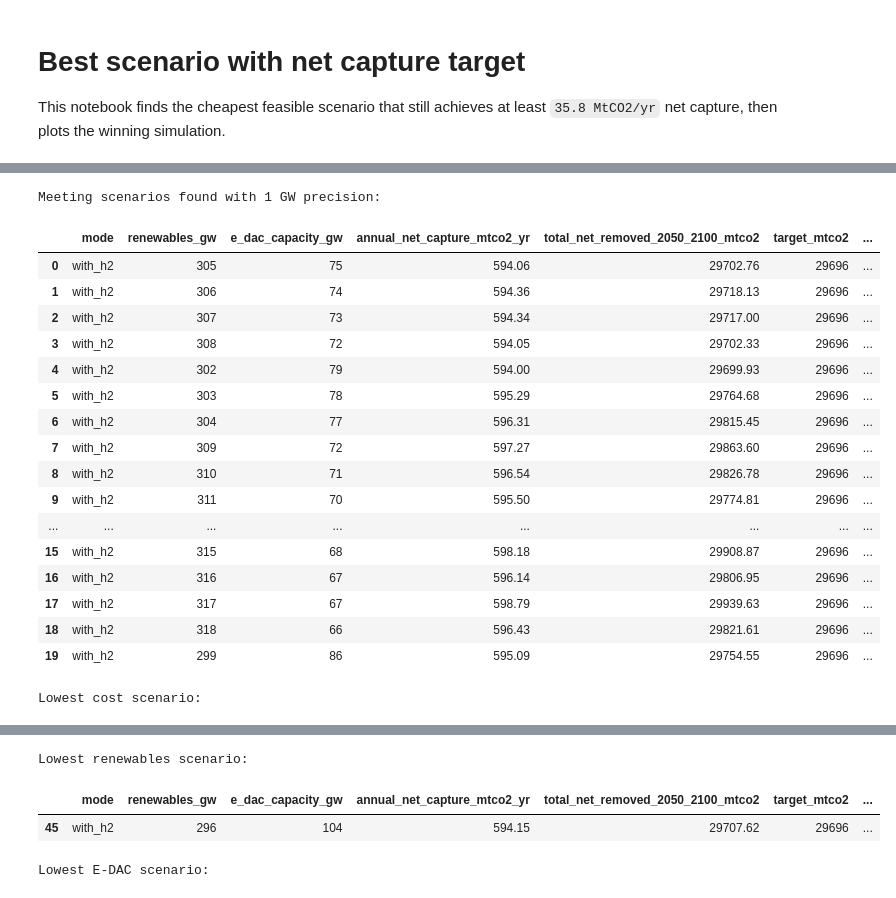
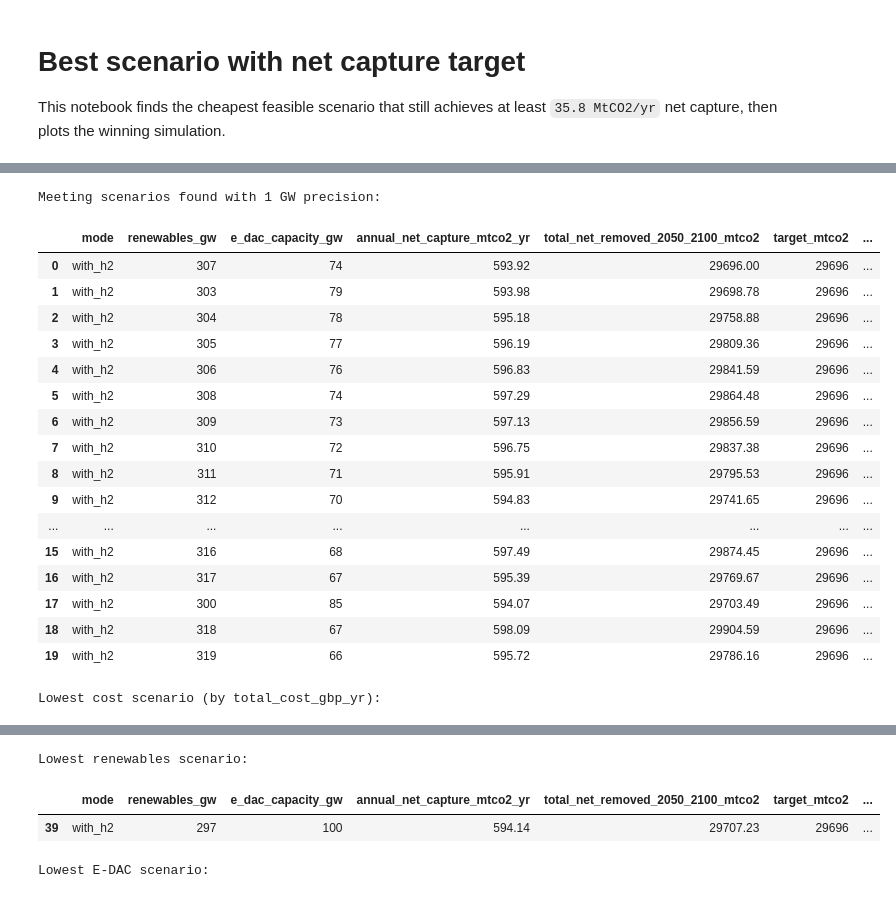
Before and after one commit to Yutong-Ren338/uk-energy-system-2050, a Jupyter notebook: nbs/Best_senario.ipynb, the cells around one changed output, grey strips where cells are left out. Drawn from its saved outputs; the diff is of its cells as text; code cells hidden in the pictures.

```diff
--- a/nbs/Best_senario.ipynb
+++ b/nbs/Best_senario.ipynb
@@ -805,8 +552,8 @@ YEARS_TO_2100 = 2100 - 2050
 
 selected_mode = "with_h2"
 
-# Renewables still in 1 GW steps.
-renewable_capacity_gw_values = list(range(200, 701, 1))
+# Renewables in 1 GW steps.
+renewable_capacity_gw_values = list(range(150, 651, 1))
 
 # E-DAC search bounds, also effectively 1 GW precision.
 min_edac_gw = 0
@@ -837,6 +584,16 @@ def evaluate_scenario(renewables_gw: int, edac_capacity_gw: int) -> dict | None:
         else 0.0
     )
 
+    # Full system cost: electricity system (renewables/nuclear/storage capex +
+    # gas CCS and medium-storage operational cost from this scenario's actual
+    # simulated dispatch) plus DAC equipment cost. dac_cost_gbp_yr alone
+    # ignores the (often dominant) cost of the renewable capacity that feeds
+    # the DAC's spare/curtailed power, which makes higher renewables look
+    # artificially cheap if used on its own to rank scenarios.
+    power_system_cost_gbp_yr = system.calculate_power_system_cost(sim_df).to(U.GBP).magnitude
+    dac_cost_gbp_yr = analysis["annual_dac_total_cost"].to(U.GBP).magnitude
+    total_cost_gbp_yr = power_system_cost_gbp_yr + dac_cost_gbp_yr
+
     return {
         "mode": selected_mode,
         "renewables_gw": renewables_gw,
@@ -852,8 +609,10 @@ def evaluate_scenario(renewables_gw: int, edac_capacity_gw: int) -> dict | None:
         "gas_emissions_mtco2_yr": analysis["annual_gas_emissions"].to(U.Mt).magnitude,
         "dac_energy_twh_yr": annual_dac_energy_twh,
         "curtailed_energy_twh_yr": analysis["curtailed_energy"].to(U.TWh).magnitude,
-        "dac_cost_gbp_yr": analysis["annual_dac_total_cost"].to(U.GBP).magnitude,
+        "dac_cost_gbp_yr": dac_cost_gbp_yr,
         "dac_cost_gbp_per_mwh": analysis["dac_cost_per_mwh"].to(U.GBP / U.MWh).magnitude,
+        "power_system_cost_gbp_yr": power_system_cost_gbp_yr,
+        "total_cost_gbp_yr": total_cost_gbp_yr,
     }
 
 
@@ -893,7 +652,7 @@ h2_scenarios_meeting_target = (
             "total_installed_capacity_gw",
             "renewables_gw",
             "e_dac_capacity_gw",
-            "dac_cost_gbp_yr",
+            "total_cost_gbp_yr",
         ]
     )
     .reset_index(drop=True)
@@ -901,64 +660,66 @@ h2_scenarios_meeting_target = (
 
 lowest_cost = (
     h2_scenarios_meeting_target
-    .sort_values(["dac_cost_gbp_yr", "renewables_gw", "e_dac_capacity_gw"])
+    .sort_values(["total_cost_gbp_yr", "renewables_gw", "e_dac_capacity_gw"])
     .head(1)
 )
 
 lowest_renewables = (
     h2_scenarios_meeting_target
-    .sort_values(["renewables_gw", "e_dac_capacity_gw", "dac_cost_gbp_yr"])
+    .sort_values(["renewables_gw", "e_dac_capacity_gw", "total_cost_gbp_yr"])
     .head(1)
 )
 
 lowest_edac = (
     h2_scenarios_meeting_target
-    .sort_values(["e_dac_capacity_gw", "renewables_gw", "dac_cost_gbp_yr"])
+    .sort_values(["e_dac_capacity_gw", "renewables_gw", "total_cost_gbp_yr"])
     .head(1)
 )
 
 print("Meeting scenarios found with 1 GW precision:")
 display(
     h2_scenarios_meeting_target.head(20).round(
         {
             "annual_net_capture_mtco2_yr": 2,
             "total_net_removed_2050_2100_mtco2": 2,
             "removal_gap_mtco2": 2,
             "e_dac_capacity_factor": 3,
             "dac_energy_twh_yr": 2,
             "curtailed_energy_twh_yr": 2,
             "dac_cost_gbp_yr": 0,
             "dac_cost_gbp_per_mwh": 2,
+            "power_system_cost_gbp_yr": 0,
+            "total_cost_gbp_yr": 0,
         }
     )
 )
 
-print("Lowest cost scenario:")
+print("Lowest cost scenario (by total_cost_gbp_yr):")
 display(lowest_cost.round(2))
 
 print("Lowest renewables scenario:")
 display(lowest_renewables.round(2))
 
 print("Lowest E-DAC scenario:")
 display(lowest_edac.round(2))
 # %% [output]
 Meeting scenarios found with 1 GW precision:
 |  | mode | renewables_gw | e_dac_capacity_gw | annual_net_capture_mtco2_yr | total_net_removed_2050_2100_mtco2 | target_mtco2 | ... |
-| 0 | with_h2 | 305 | 75 | 594.06 | 29702.76 | 29696 | ... |
-| 1 | with_h2 | 306 | 74 | 594.36 | 29718.13 | 29696 | ... |
-| 2 | with_h2 | 307 | 73 | 594.34 | 29717.00 | 29696 | ... |
-| 3 | with_h2 | 308 | 72 | 594.05 | 29702.33 | 29696 | ... |
-| 4 | with_h2 | 302 | 79 | 594.00 | 29699.93 | 29696 | ... |
-| 5 | with_h2 | 303 | 78 | 595.29 | 29764.68 | 29696 | ... |
-| 6 | with_h2 | 304 | 77 | 596.31 | 29815.45 | 29696 | ... |
-| 7 | with_h2 | 309 | 72 | 597.27 | 29863.60 | 29696 | ... |
-| 8 | with_h2 | 310 | 71 | 596.54 | 29826.78 | 29696 | ... |
-| 9 | with_h2 | 311 | 70 | 595.50 | 29774.81 | 29696 | ... |
+| 0 | with_h2 | 307 | 74 | 593.92 | 29696.00 | 29696 | ... |
+| 1 | with_h2 | 303 | 79 | 593.98 | 29698.78 | 29696 | ... |
+| 2 | with_h2 | 304 | 78 | 595.18 | 29758.88 | 29696 | ... |
+| 3 | with_h2 | 305 | 77 | 596.19 | 29809.36 | 29696 | ... |
+| 4 | with_h2 | 306 | 76 | 596.83 | 29841.59 | 29696 | ... |
+| 5 | with_h2 | 308 | 74 | 597.29 | 29864.48 | 29696 | ... |
+| 6 | with_h2 | 309 | 73 | 597.13 | 29856.59 | 29696 | ... |
+| 7 | with_h2 | 310 | 72 | 596.75 | 29837.38 | 29696 | ... |
+| 8 | with_h2 | 311 | 71 | 595.91 | 29795.53 | 29696 | ... |
+| 9 | with_h2 | 312 | 70 | 594.83 | 29741.65 | 29696 | ... |
 | ... | ... | ... | ... | ... | ... | ... | ... |
-| 15 | with_h2 | 315 | 68 | 598.18 | 29908.87 | 29696 | ... |
-| 16 | with_h2 | 316 | 67 | 596.14 | 29806.95 | 29696 | ... |
-| 17 | with_h2 | 317 | 67 | 598.79 | 29939.63 | 29696 | ... |
-| 18 | with_h2 | 318 | 66 | 596.43 | 29821.61 | 29696 | ... |
-| 19 | with_h2 | 299 | 86 | 595.09 | 29754.55 | 29696 | ... |
+| 15 | with_h2 | 316 | 68 | 597.49 | 29874.45 | 29696 | ... |
+| 16 | with_h2 | 317 | 67 | 595.39 | 29769.67 | 29696 | ... |
+| 17 | with_h2 | 300 | 85 | 594.07 | 29703.49 | 29696 | ... |
+| 18 | with_h2 | 318 | 67 | 598.09 | 29904.59 | 29696 | ... |
+| 19 | with_h2 | 319 | 66 | 595.72 | 29786.16 | 29696 | ... |
-Lowest cost scenario:
+Lowest cost scenario (by total_cost_gbp_yr):
 |  | mode | renewables_gw | e_dac_capacity_gw | annual_net_capture_mtco2_yr | total_net_removed_2050_2100_mtco2 | target_mtco2 | ... |
@@ -966,5 +727,5 @@ Lowest cost scenario:
 Lowest renewables scenario:
 |  | mode | renewables_gw | e_dac_capacity_gw | annual_net_capture_mtco2_yr | total_net_removed_2050_2100_mtco2 | target_mtco2 | ... |
-| 45 | with_h2 | 296 | 104 | 594.15 | 29707.62 | 29696 | ... |
+| 39 | with_h2 | 297 | 100 | 594.14 | 29707.23 | 29696 | ... |
 Lowest E-DAC scenario:
 |  | mode | renewables_gw | e_dac_capacity_gw | annual_net_capture_mtco2_yr | total_net_removed_2050_2100_mtco2 | target_mtco2 | ... |
```
Also changed, not shown: parts of 16 cells of this notebook, 38 other files.
